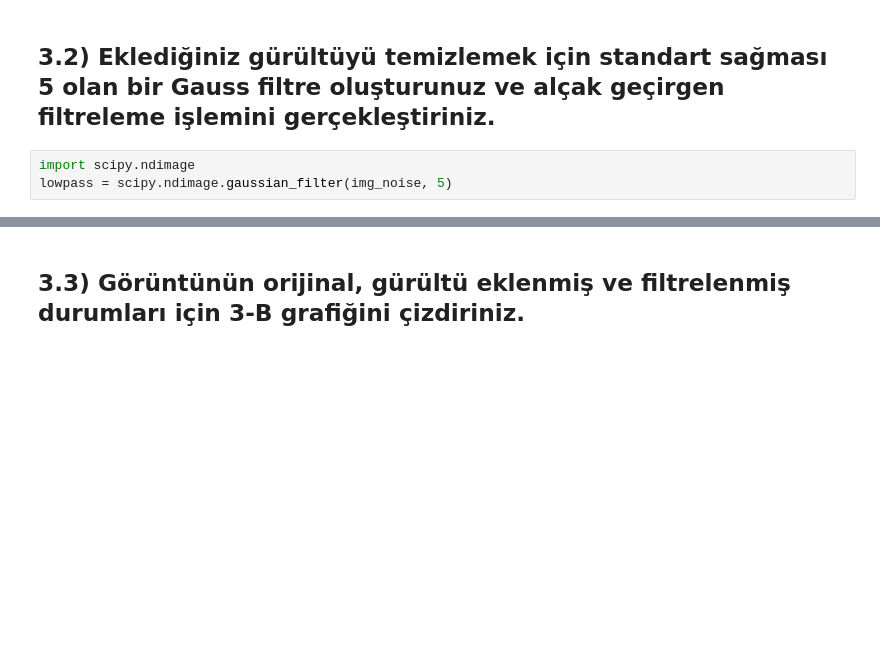
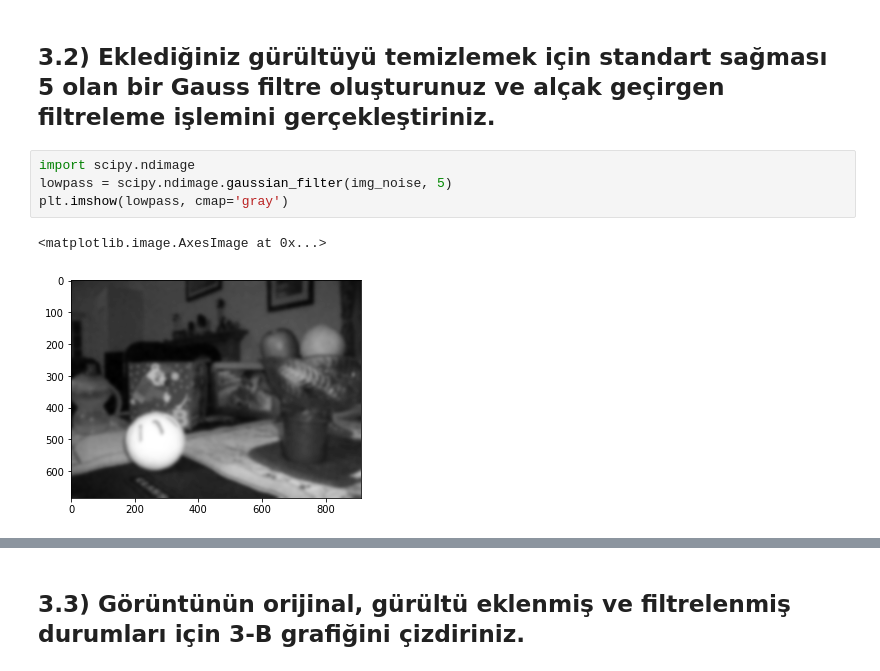
Before and after one commit to melihozaydin/MSc_Projects, a Jupyter notebook: BM5113 - Bilgisayarla Görme/hw1/1.3.ipynb, the cells around one changed output, grey strips where cells are left out. Drawn from its saved outputs; the diff is of its cells as text; blank space fills up the shorter version.

```diff
--- a/BM5113 - Bilgisayarla Görme/hw1/1.3.ipynb
+++ b/BM5113 - Bilgisayarla Görme/hw1/1.3.ipynb
@@ -30,3 +30,7 @@ img_noise = add_noise(img_org,  noise_mult=0.2)
 # %%
 import scipy.ndimage
 lowpass = scipy.ndimage.gaussian_filter(img_noise, 5)
+plt.imshow(lowpass, cmap='gray')
+# %% [output]
+<matplotlib.image.AxesImage at 0x...>
+[figure, added]
```
Also changed, not shown: parts of 6 cells of this notebook, 1 other file.
